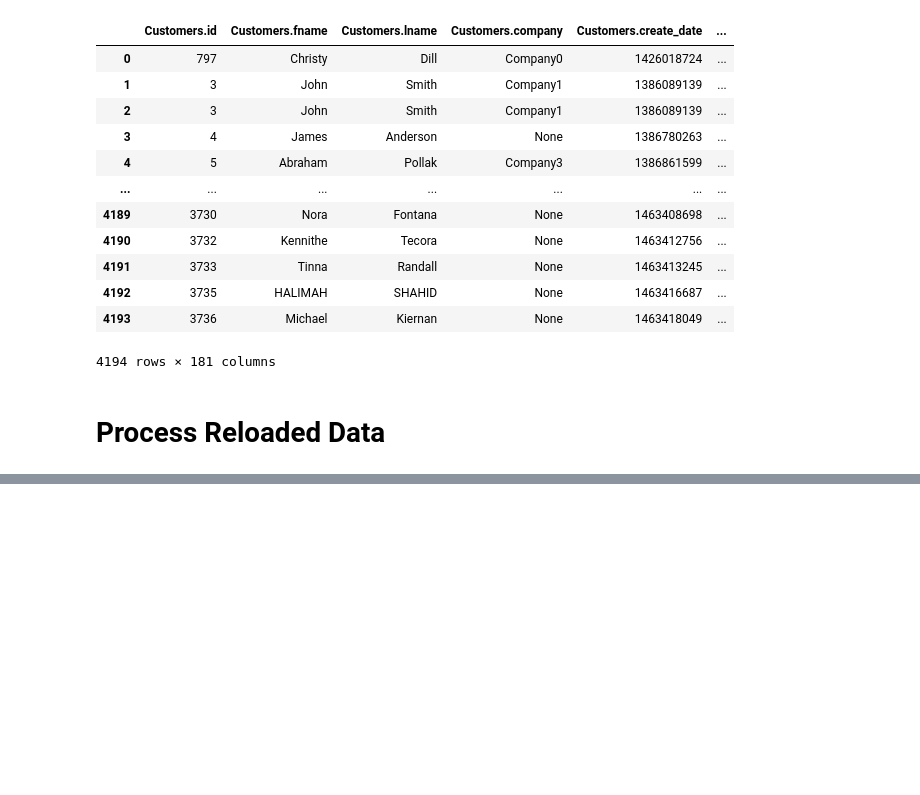
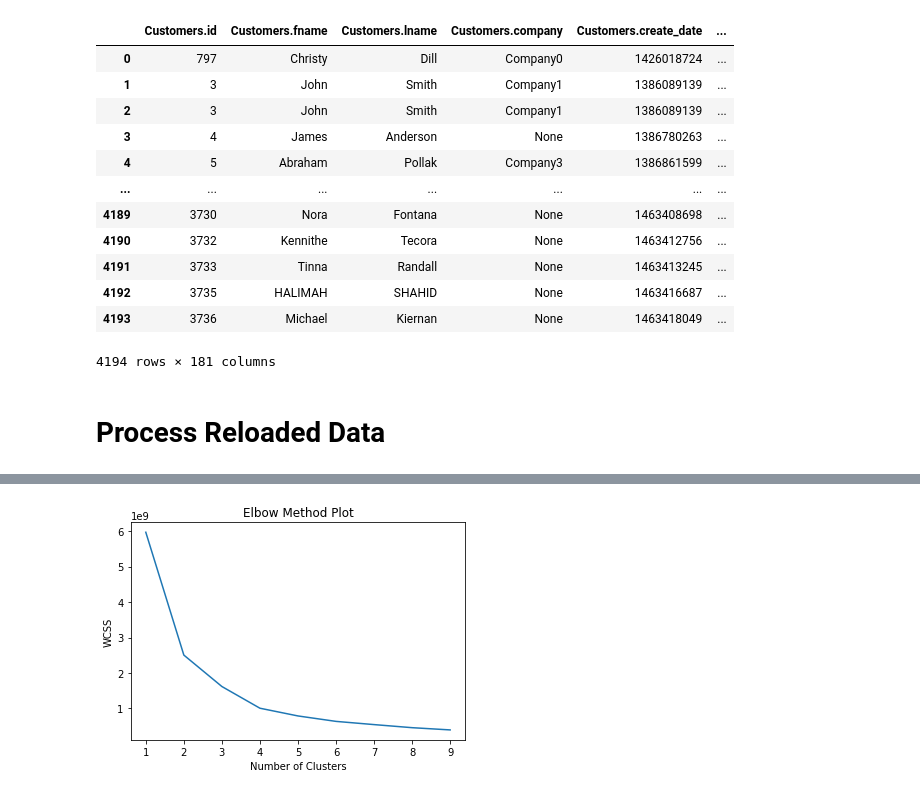
Before and after one commit to NormanHung/Practice-Customer-Segmentation, a Jupyter notebook: Assignment-Customer Segmentation.ipynb, the cells around one changed output, grey strips where cells are left out. Cells and saved outputs as stored; diff of their text form; code cells hidden in the pictures; blank space fills up the shorter version.

```diff
--- a/Assignment-Customer Segmentation.ipynb
+++ b/Assignment-Customer Segmentation.ipynb
@@ -218,0 +430,4 @@ PlotKMeans(CombinedRawData[["Customers.id", "Customers.last_modified"]], k_point
+# %%
+PlotKMeanElbow(CombinedRawData[["Customers.id", "OrderHistoryTotal"]])
+# %% [output]
+[figure, added]
```
Also changed, not shown: parts of 31 cells of this notebook.
